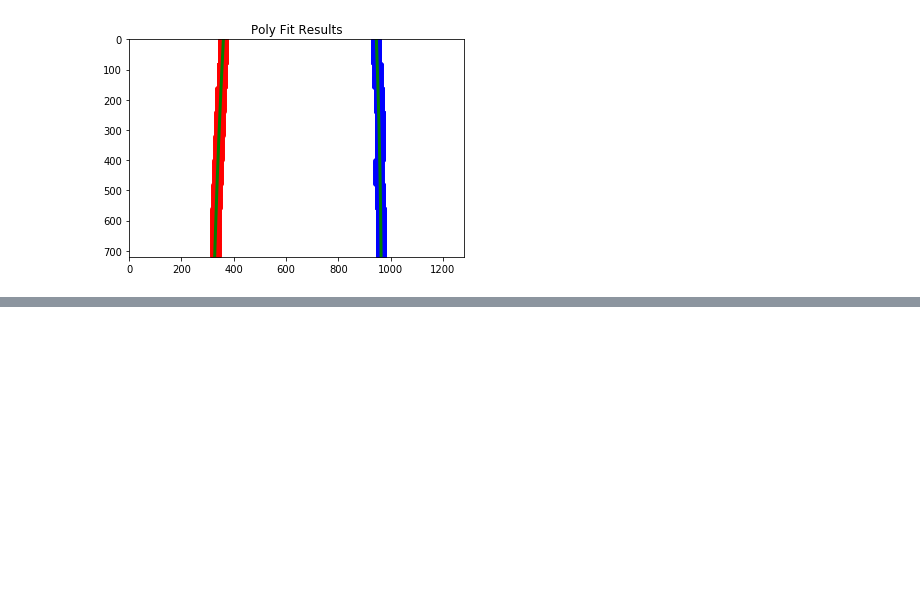
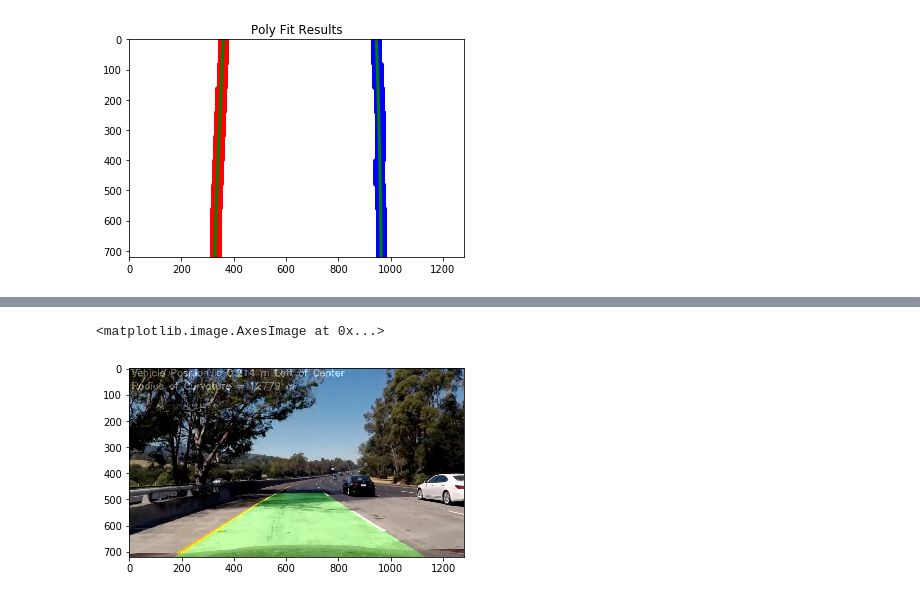
Before and after one commit to albertzheng07/Advanced_Lane_Finding, a Jupyter notebook: examples/project.ipynb, the cells around one changed output, grey strips where cells are left out. Saved outputs shown, nothing was run; the diff lists cells and outputs as text; code cells hidden in the pictures; blank space fills up the shorter version.

```diff
--- a/examples/project.ipynb
+++ b/examples/project.ipynb
@@ -660,3 +788,13 @@ plt.imshow(result)
+# %%
+leftLine = Line()
+rightLine = Line()
+image = mpimg.imread('../test_images/test5.jpg')
+#image = cv2.imread('../test_images/test4.jpg')
+result = pipeline(image)
+plt.imshow(result)
+# %% [output]
+<matplotlib.image.AxesImage at 0x...>
+[figure, added]
 # %%
 leftLine = Line()
 rightLine = Line()
```
Also changed, not shown: parts of 11 cells of this notebook, 2 other files.
